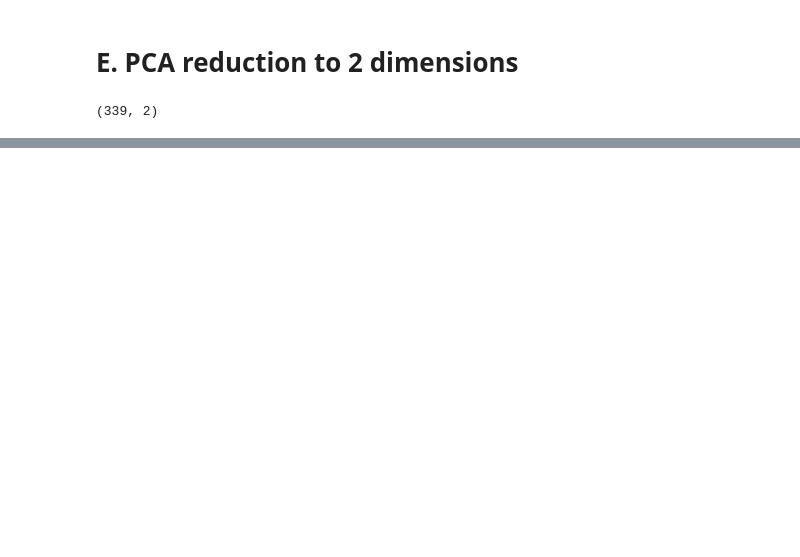
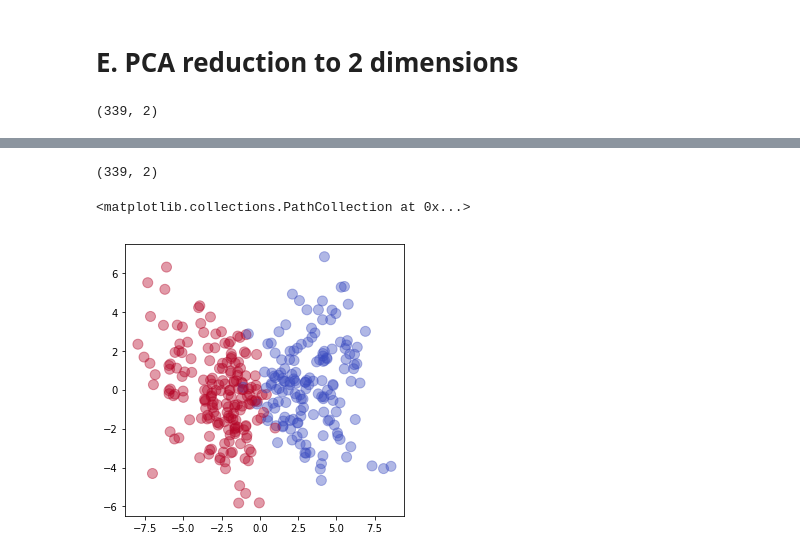
Before and after one commit to joedorfman/NLP_Analysis_Court_Opinions, a Jupyter notebook: 07_Classification.ipynb, the cells around one changed output, grey strips where cells are left out. Cells and saved outputs as stored; diff of their text form; code cells hidden in the pictures; blank space fills up the shorter version.

```diff
--- a/07_Classification.ipynb
+++ b/07_Classification.ipynb
@@ -278,0 +440,2 @@ plt.savefig('./test_set')
+# %%
+svcgrid.fit(X_train_f, y_train_f)
@@ -278,0 +489,19 @@ plt.savefig('./test_set')
+# %%
+ss=StandardScaler()
+pca=PCA(n_components=2)
+# %%
+X_train_f_std=ss.fit_transform(X_train_f)
+X_test_f_std=ss.fit_transform(X_test_f)
+# %%
+X_train_f_std_flat=pca.fit_transform(X_train_f_std)
+X_test_f_std_flat=pca.fit_transform(X_test_f_std)
+# %%
+X_train_f_std_flat.shape
+# %% [output]
+(339, 2)
+# %%
+plt.figure(1, figsize=(5, 5))
+plt.scatter(X_train_f_std_flat[:, 0], X_train_f_std_flat[:, 1],s=100, c=y_train_f, alpha=0.4, cmap="coolwarm")
+# %% [output]
+<matplotlib.collections.PathCollection at 0x...>
+[figure, added]
```
Also changed, not shown: parts of 72 cells of this notebook, 7 other files.
